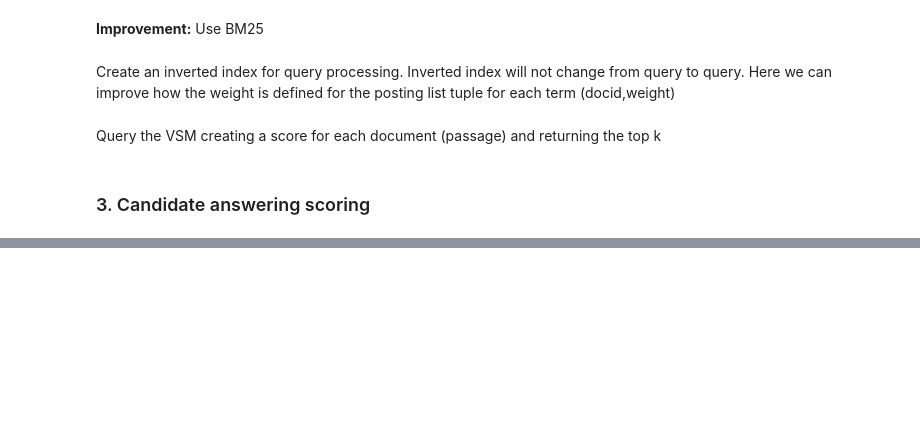
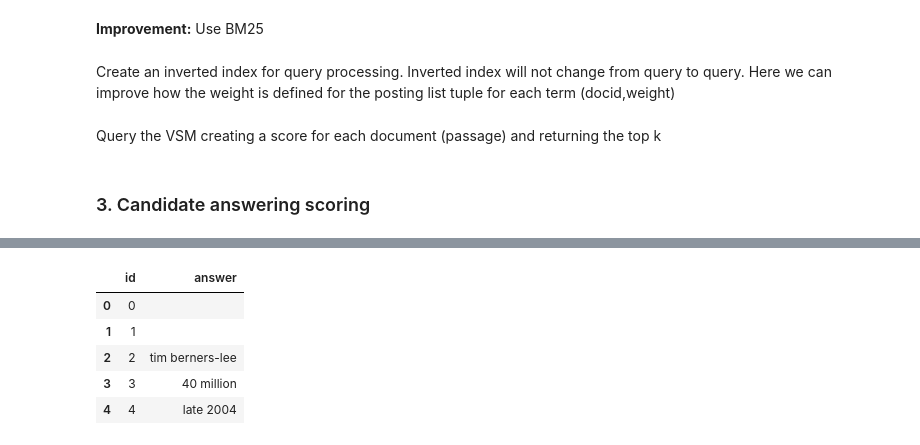
Before and after one commit to danielfelipegil/poisson, a Jupyter notebook: question-answering-dg.ipynb, the cells around one changed output, grey strips where cells are left out. Drawn from its saved outputs; the diff is of its cells as text; code cells hidden in the pictures; blank space fills up the shorter version.

```diff
--- a/question-answering-dg.ipynb
+++ b/question-answering-dg.ipynb
@@ -699,0 +697,9 @@ df_result.to_csv('prediction/output.csv',index=False)
+# %%
+df_result.head()
+# %% [output]
+|  | id | answer |
+| 0 | 0 |  |
+| 1 | 1 |  |
+| 2 | 2 | tim berners-lee |
+| 3 | 3 | 40 million |
+| 4 | 4 | late 2004 |
```
Also changed, not shown: parts of 8 cells of this notebook.
